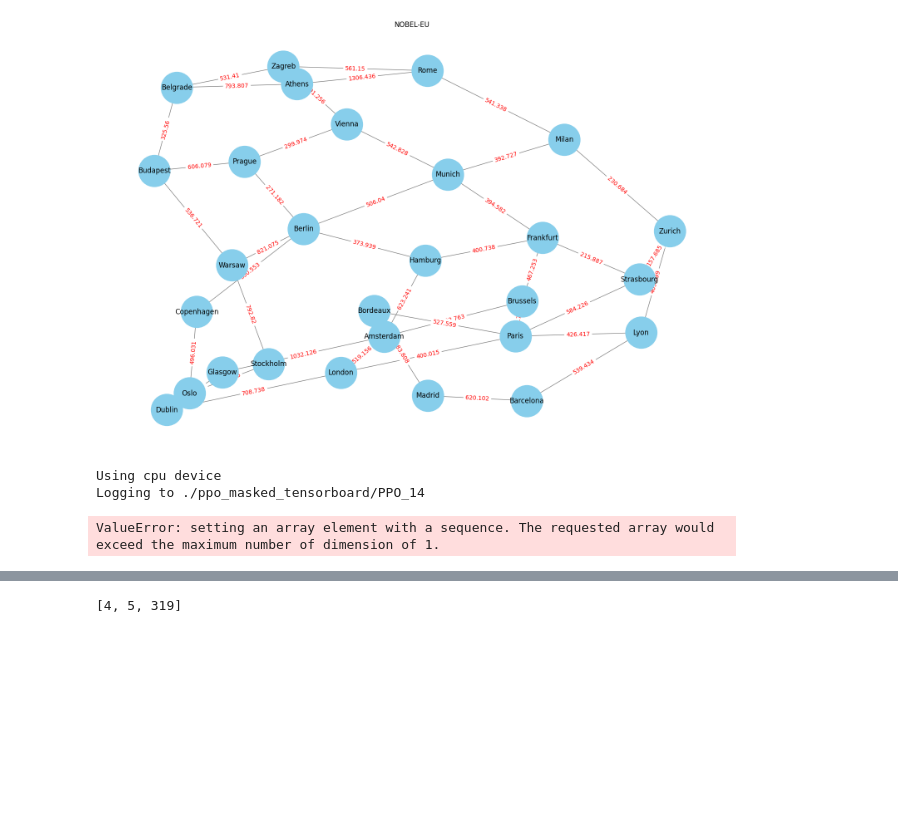
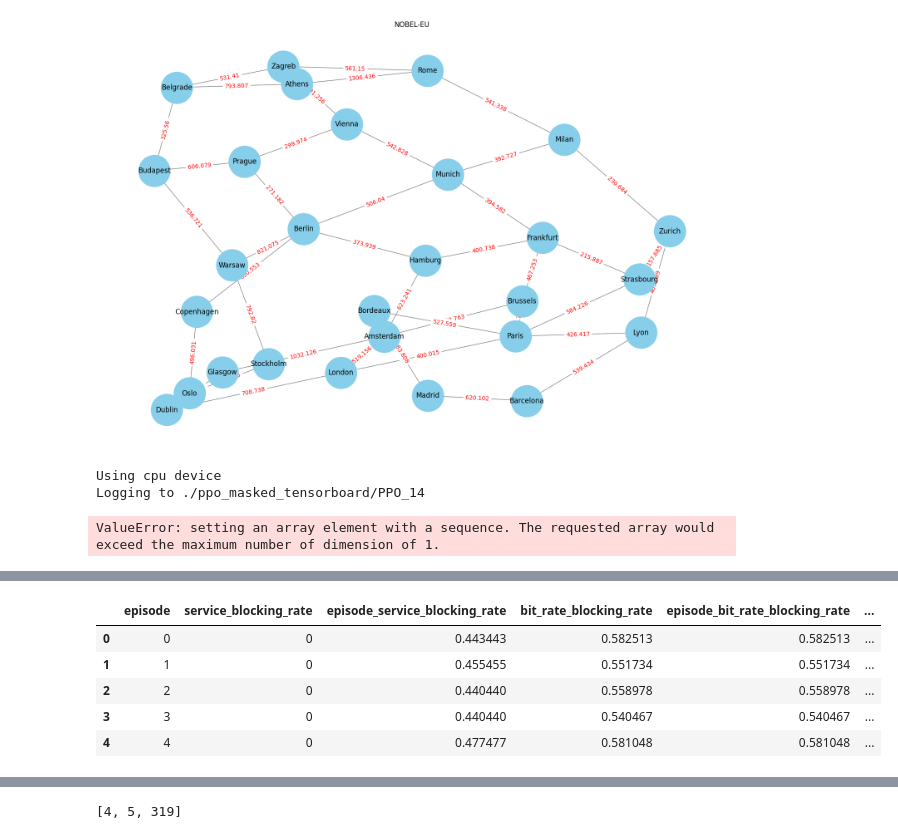
Before and after one commit to carlosnatalino/optical-networking-gym, a Jupyter notebook: examples/ONDM_2025/train_ppo.ipynb, the cells around one changed output, grey strips where cells are left out. Drawn from its saved outputs; the diff is of its cells as text; code cells hidden in the pictures; blank space fills up the shorter version.

```diff
--- a/examples/ONDM_2025/train_ppo.ipynb
+++ b/examples/ONDM_2025/train_ppo.ipynb
@@ -276,0 +296,9 @@ Error:
+# %%
+results_ff
+# %% [output]
+|  | episode | service_blocking_rate | episode_service_blocking_rate | bit_rate_blocking_rate | episode_bit_rate_blocking_rate | ... |
+| 0 | 0 | 0 | 0.443443 | 0.582513 | 0.582513 | ... |
+| 1 | 1 | 0 | 0.455455 | 0.551734 | 0.551734 | ... |
+| 2 | 2 | 0 | 0.440440 | 0.558978 | 0.558978 | ... |
+| 3 | 3 | 0 | 0.440440 | 0.540467 | 0.540467 | ... |
+| 4 | 4 | 0 | 0.477477 | 0.581048 | 0.581048 | ... |
```
Also changed, not shown: parts of 9 cells of this notebook, 6 other files.
